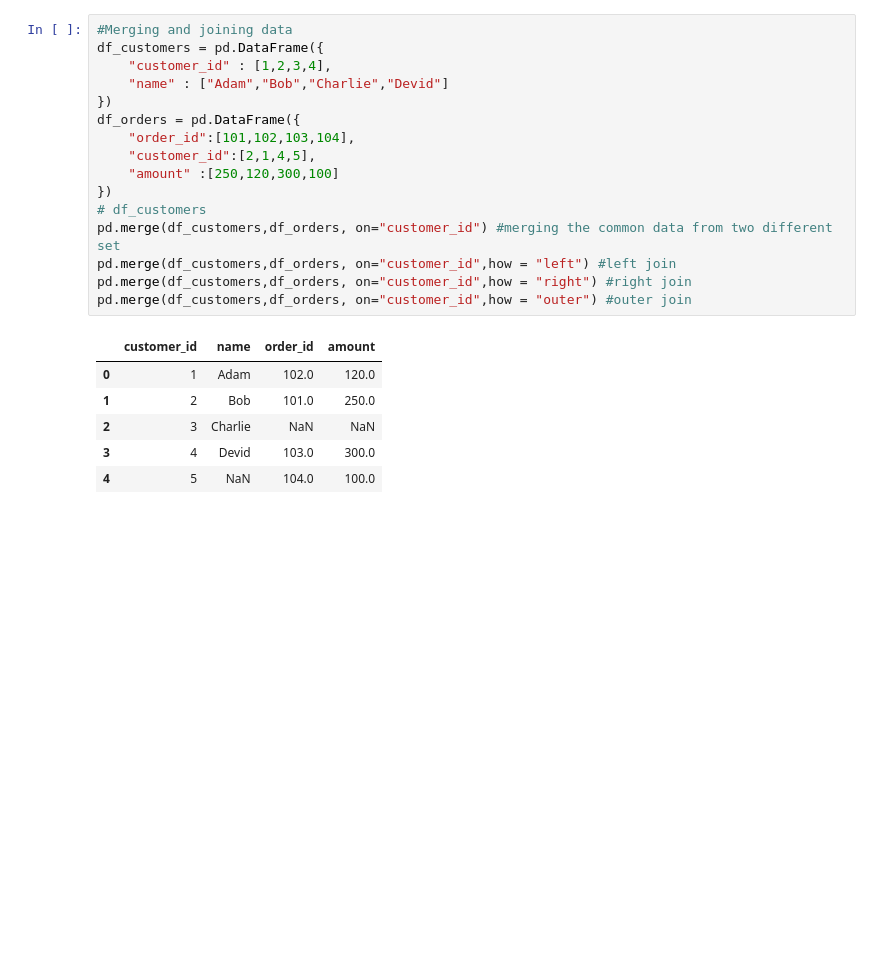
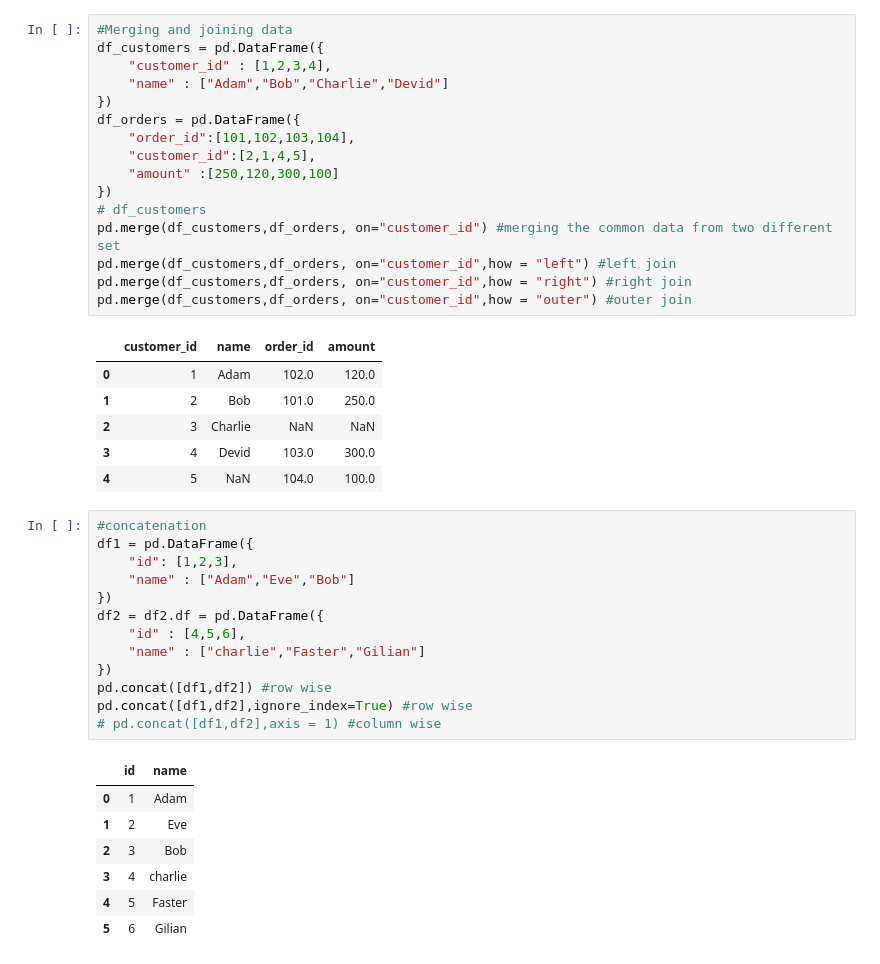
Before and after one commit to zzgirirohit001-tech/Amazon-store-work, a Jupyter notebook: jupyter/pandas.ipynb, the cells around one changed output. Cells and saved outputs as stored; diff of their text form; blank space fills up the shorter version.

```diff
--- a/jupyter/pandas.ipynb
+++ b/jupyter/pandas.ipynb
@@ -571,3 +571,24 @@ pd.merge(df_customers,df_orders, on="customer_id",how = "outer") #outer join
 | 2 | 3 | Charlie | NaN | NaN |
 | 3 | 4 | Devid | 103.0 | 300.0 |
 | 4 | 5 | NaN | 104.0 | 100.0 |
+# %%
+#concatenation
+df1 = pd.DataFrame({
+    "id": [1,2,3],
+    "name" : ["Adam","Eve","Bob"]
+})
+df2 = df2.df = pd.DataFrame({
+    "id" : [4,5,6],
+    "name" : ["charlie","Faster","Gilian"]
+})
+pd.concat([df1,df2]) #row wise
+pd.concat([df1,df2],ignore_index=True) #row wise
+# pd.concat([df1,df2],axis = 1) #column wise
+# %% [output]
+|  | id | name |
+| 0 | 1 | Adam |
+| 1 | 2 | Eve |
+| 2 | 3 | Bob |
+| 3 | 4 | charlie |
+| 4 | 5 | Faster |
+| 5 | 6 | Gilian |
```
Also changed, not shown: parts of 2 cells of this notebook.
